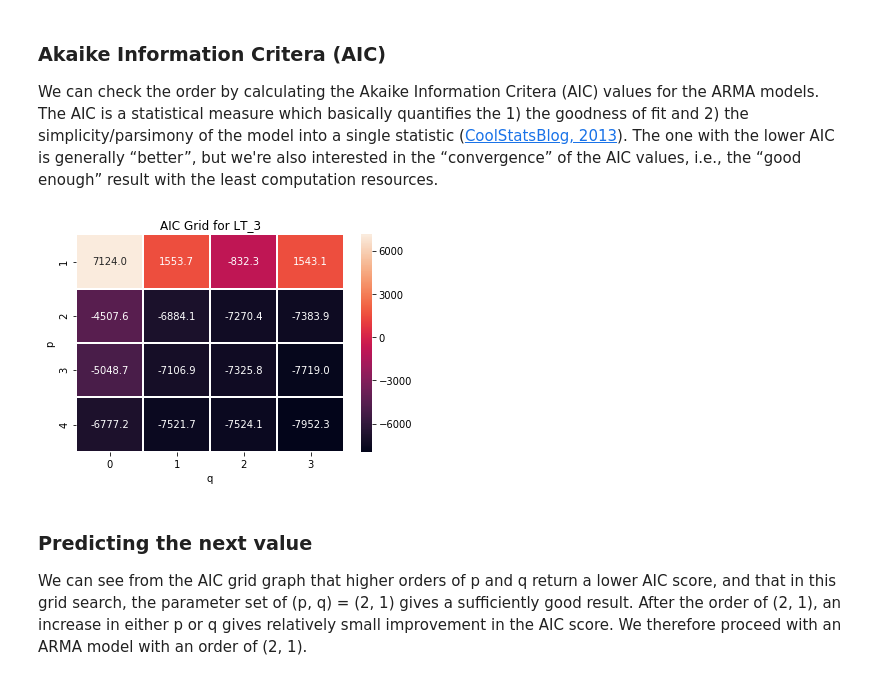
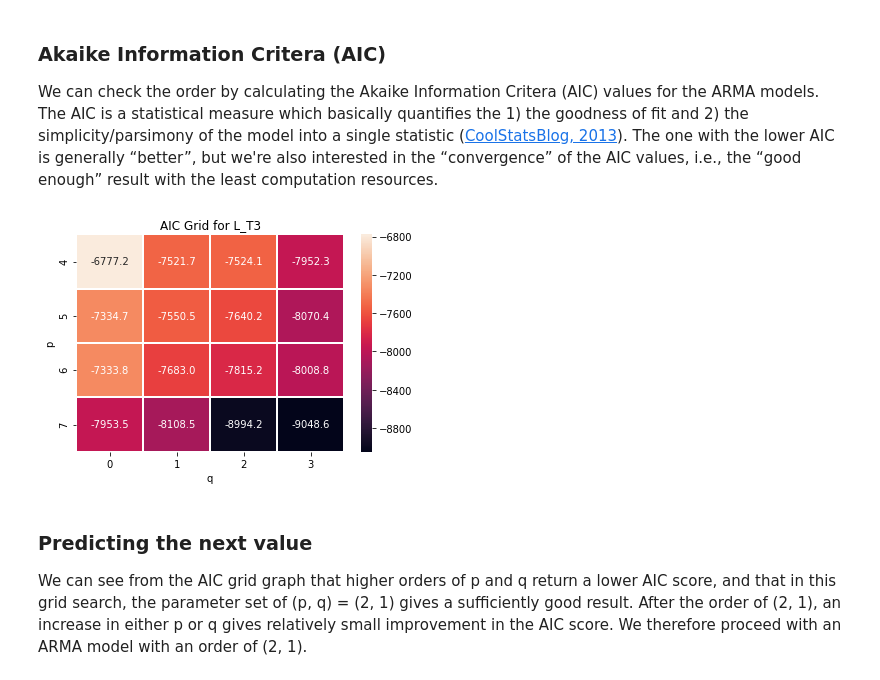
Before and after one commit to chengh42/Cyber-Data-Analytics, a Jupyter notebook: batadal/Task2_ARMA.ipynb, the cells around one changed output. Saved outputs shown, nothing was run; the diff lists cells and outputs as text; code cells hidden in the pictures.

```diff
--- a/batadal/Task2_ARMA.ipynb
+++ b/batadal/Task2_ARMA.ipynb
@@ -78,7 +88,7 @@ It is still difficult to identify the order of the ARMA model. We then make a gr
 We can check the order by calculating the Akaike Information Critera (AIC) values for the ARMA models. The AIC is a statistical measure which basically quantifies the 1) the goodness of fit and 2) the simplicity/parsimony of the model into a single statistic ([CoolStatsBlog, 2013](https://coolstatsblog.com/2013/08/14/using-aic-to-test-arima-models-2/)). The one with the lower AIC is generally “better”, but we're also interested in the “convergence” of the AIC values, i.e., the “good enough” result with the least computation resources.
 # %%
 # perform aic calculations given orders (p, q) and plot the aic grid
-def aic_heatmap(df, ps = range(1, 4), qs = range(0, 3), title = 'AIC Grid'):
+def aic_heatmap(df, ps = range(1, 3), qs = range(1, 3), title = 'AIC Grid'):
     aic = [[p, q, ARMA(df, order=(p, q)).fit().aic]
            for p in ps for q in qs if ((p!=0)|(q!=0))]
     aic = pd.DataFrame(aic, columns = ['p', 'q', 'aic'])
@@ -88,10 +98,10 @@ def aic_heatmap(df, ps = range(1, 4), qs = range(0, 3), title = 'AIC Grid'):
                 annot = True, fmt='0.1f', linewidths=1)
     plt.title(title)
 # %%
-aic_heatmap(train, ps = range(1, 4+1), qs = range(0, 3+1),
+aic_heatmap(train, ps = range(4, 7+1), qs = range(0, 3+1),
             title = 'AIC Grid for L_T3')
 # %% [output]
-[figure, old version]
+[figure, new version]
 # %% [markdown]
 ### Predicting the next value
 We can see from the AIC grid graph that higher orders of p and q return a lower AIC score, and that in this grid search, the parameter set of (p, q) = (2, 1) gives a sufficiently good result. After the order of (2, 1), an increase in either p or q gives relatively small improvement in the AIC score. We therefore proceed with an ARMA model with an order of (2, 1).
```
Also changed, not shown: parts of 22 cells of this notebook.
